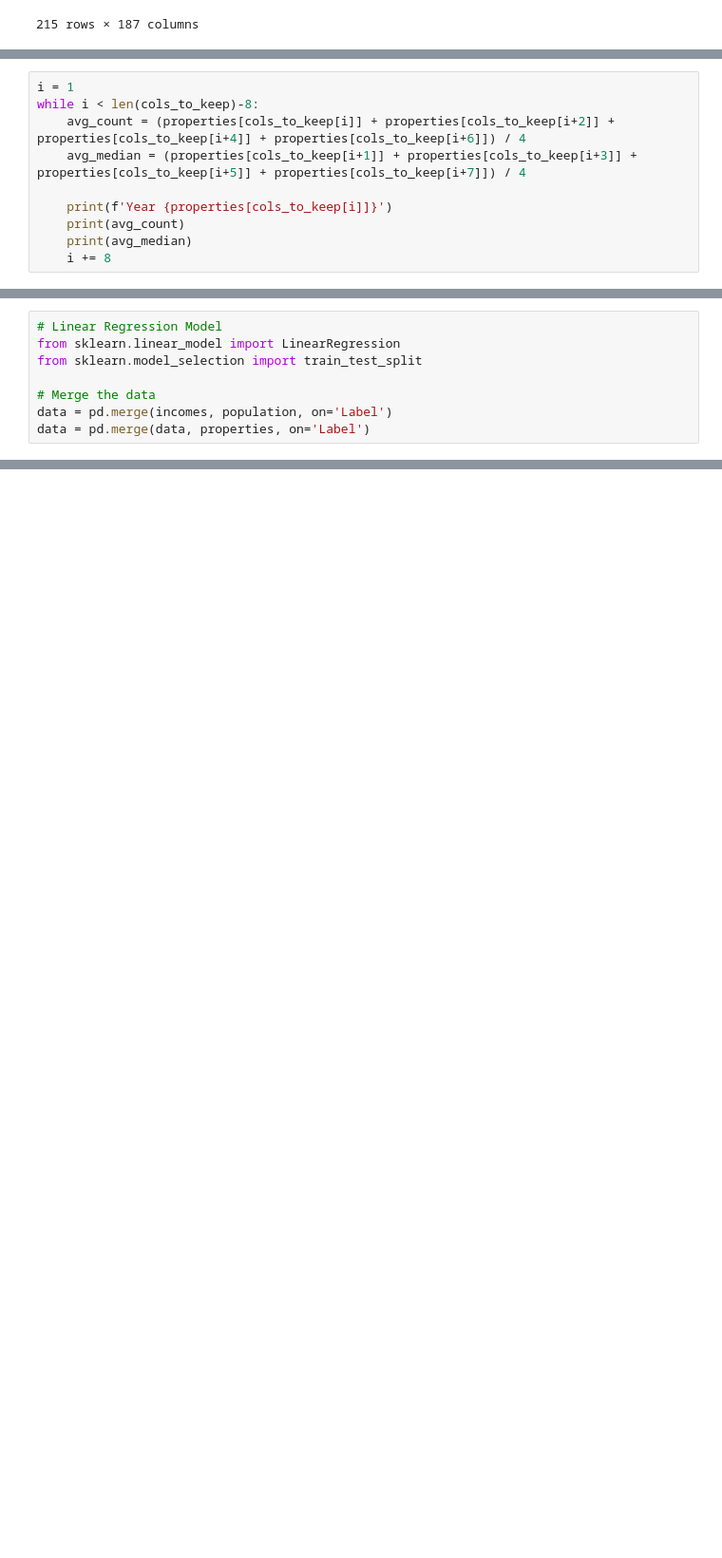
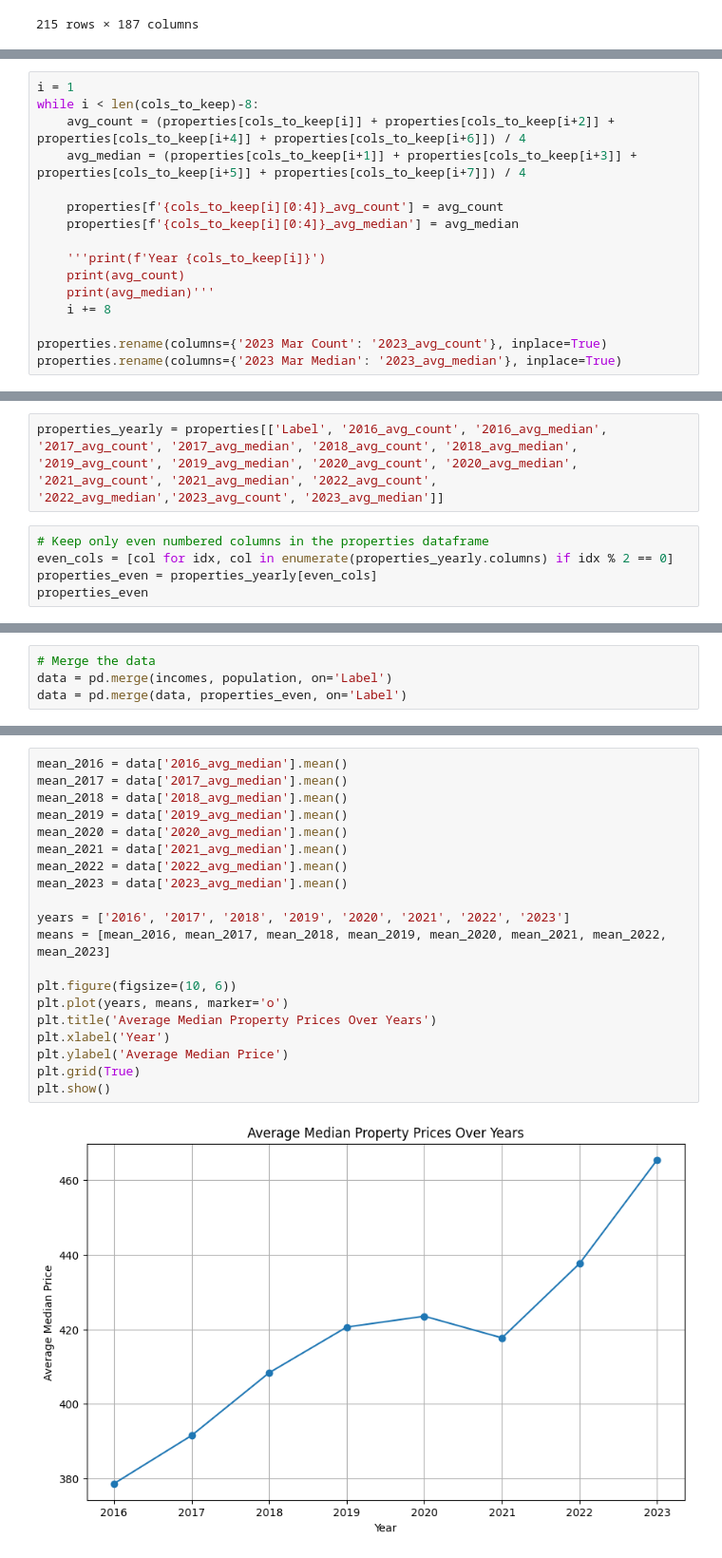
Before and after one commit to MAST30034-AppliedDataScience/project-2-group-real-estate-hexosergeantchelelebratebonitz, a Jupyter notebook: notebooks/Can/Modelling.ipynb, the cells around one changed output, grey strips where cells are left out. Shown at 95% size. Cells and saved outputs as stored; diff of their text form; blank space fills up the shorter version.

Commit message:
Modeling

```diff
--- a/notebooks/Can/Modelling.ipynb
+++ b/notebooks/Can/Modelling.ipynb
@@ -56,8 +58,14 @@ while i < len(cols_to_keep)-8:
     avg_count = (properties[cols_to_keep[i]] + properties[cols_to_keep[i+2]] + properties[cols_to_keep[i+4]] + properties[cols_to_keep[i+6]]) / 4
     avg_median = (properties[cols_to_keep[i+1]] + properties[cols_to_keep[i+3]] + properties[cols_to_keep[i+5]] + properties[cols_to_keep[i+7]]) / 4
 
-    print(f'Year {properties[cols_to_keep[i]]}')
+    properties[f'{cols_to_keep[i][0:4]}_avg_count'] = avg_count
+    properties[f'{cols_to_keep[i][0:4]}_avg_median'] = avg_median
+
+    '''print(f'Year {cols_to_keep[i]}')
     print(avg_count)
-    print(avg_median)
+    print(avg_median)'''
     i += 8
+
+properties.rename(columns={'2023 Mar Count': '2023_avg_count'}, inplace=True)
+properties.rename(columns={'2023 Mar Median': '2023_avg_median'}, inplace=True)
 # %% [output]
@@ -80,0 +89,7 @@ Length: 215, dtype: float64
+# %%
+properties_yearly = properties[['Label', '2016_avg_count', '2016_avg_median', '2017_avg_count', '2017_avg_median', '2018_avg_count', '2018_avg_median', '2019_avg_count', '2019_avg_median', '2020_avg_count', '2020_avg_median', '2021_avg_count', '2021_avg_median', '2022_avg_count', '2022_avg_median','2023_avg_count', '2023_avg_median']]
+# %%
+# Keep only even numbered columns in the properties dataframe
+even_cols = [col for idx, col in enumerate(properties_yearly.columns) if idx % 2 == 0]
+properties_even = properties_yearly[even_cols]
+properties_even
@@ -81,8 +110,4 @@ Length: 215, dtype: float64
 # %%
-# Linear Regression Model
-from sklearn.linear_model import LinearRegression
-from sklearn.model_selection import train_test_split
-
 # Merge the data
 data = pd.merge(incomes, population, on='Label')
-data = pd.merge(data, properties, on='Label')
+data = pd.merge(data, properties_even, on='Label')
@@ -104,0 +114,22 @@ data
+# %%
+mean_2016 = data['2016_avg_median'].mean()
+mean_2017 = data['2017_avg_median'].mean()
+mean_2018 = data['2018_avg_median'].mean()
+mean_2019 = data['2019_avg_median'].mean()
+mean_2020 = data['2020_avg_median'].mean()
+mean_2021 = data['2021_avg_median'].mean()
+mean_2022 = data['2022_avg_median'].mean()
+mean_2023 = data['2023_avg_median'].mean()
+
+years = ['2016', '2017', '2018', '2019', '2020', '2021', '2022', '2023']
+means = [mean_2016, mean_2017, mean_2018, mean_2019, mean_2020, mean_2021, mean_2022, mean_2023]
+
+plt.figure(figsize=(10, 6))
+plt.plot(years, means, marker='o')
+plt.title('Average Median Property Prices Over Years')
+plt.xlabel('Year')
+plt.ylabel('Average Median Price')
+plt.grid(True)
+plt.show()
+# %% [output]
+[figure, added]
```
Also changed, not shown: parts of 21 cells of this notebook, 1 other file.
